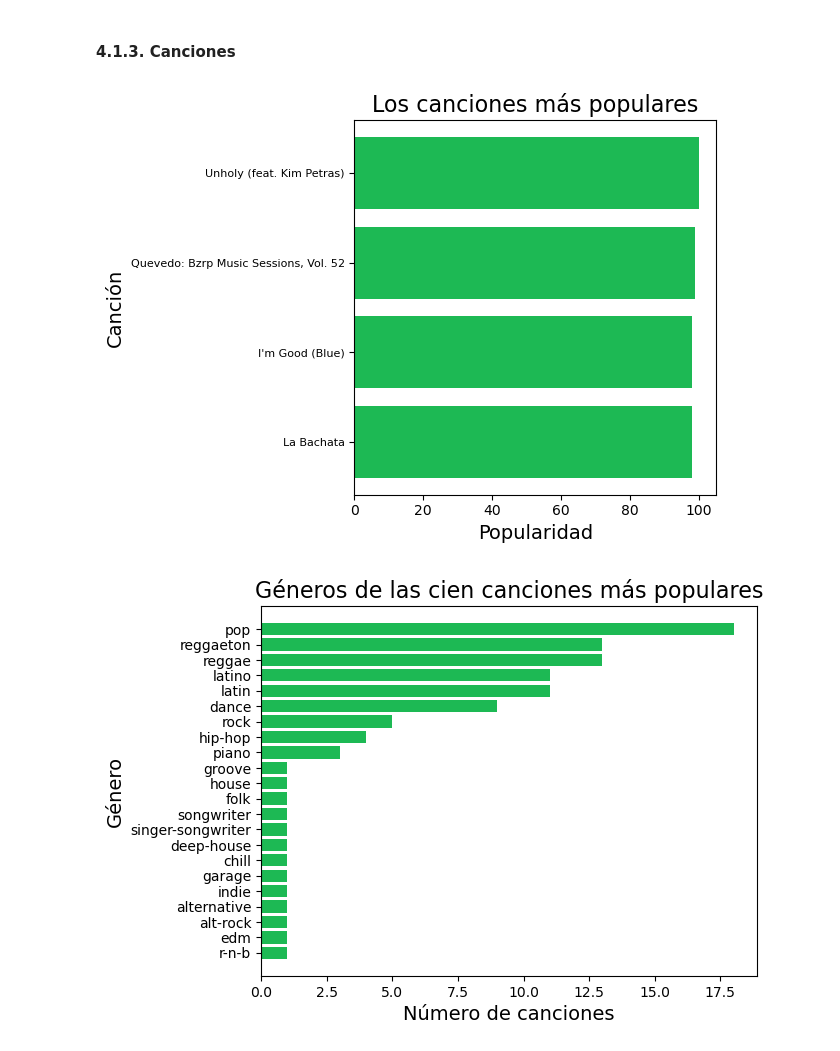
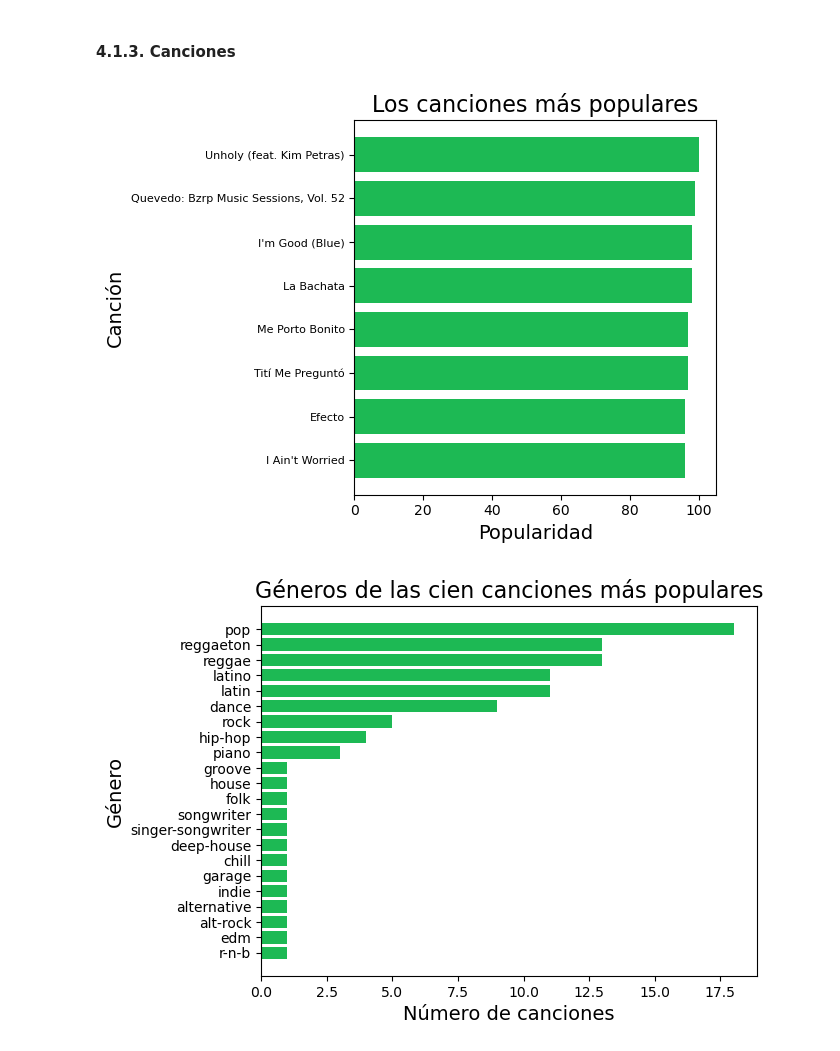
Before and after one commit to MauriJ/Data-Science, a Jupyter notebook: Desafíos/Proyecto final/Proyecto_final_Moran.ipynb, the cells around one changed output. Cells and saved outputs as stored; diff of their text form; code cells hidden in the pictures.

```diff
--- a/Desafíos/Proyecto final/Proyecto_final_Moran.ipynb
+++ b/Desafíos/Proyecto final/Proyecto_final_Moran.ipynb
@@ -214,19 +219,19 @@ Por otro lado, este Word Cloud obtenido a partir del dataset obtenido por medio
 # %% [markdown]
 #### 4.1.3. Canciones <a class="anchor" id="pop_canciones"></a>
 # %%
-df2 = df[['artists', 'popularity', 'track_name', 'track_genre']].sort_values(['popularity'], ascending = False).head(10)
+df2 = df[['artists', 'popularity', 'track_name', 'track_genre']].sort_values(['popularity'], ascending = False).head(20)
 
 plt.barh(df2['track_name'][::-1], df2['popularity'][::-1], color = '#1DB954')
 plt.xlabel('Popularidad', fontsize = 14)
 plt.ylabel('Canción', fontsize = 14)
 plt.yticks(fontsize = 8)
 plt.title('Los canciones más populares', fontsize = 16)
 
 plt.tight_layout()
 # plt.savefig('Popularidad canciones.jpg', dpi = 300)
 plt.show()
 # %% [output]
-[figure, old version]
+[figure, new version]
 # %%
 df3 = df[['artists', 'popularity', 'track_name', 'track_genre']].sort_values(['popularity'], ascending = False).head(100)
 popular_songs_genre = df3['track_genre'].value_counts()
```
Also changed, not shown: parts of 25 cells of this notebook.
